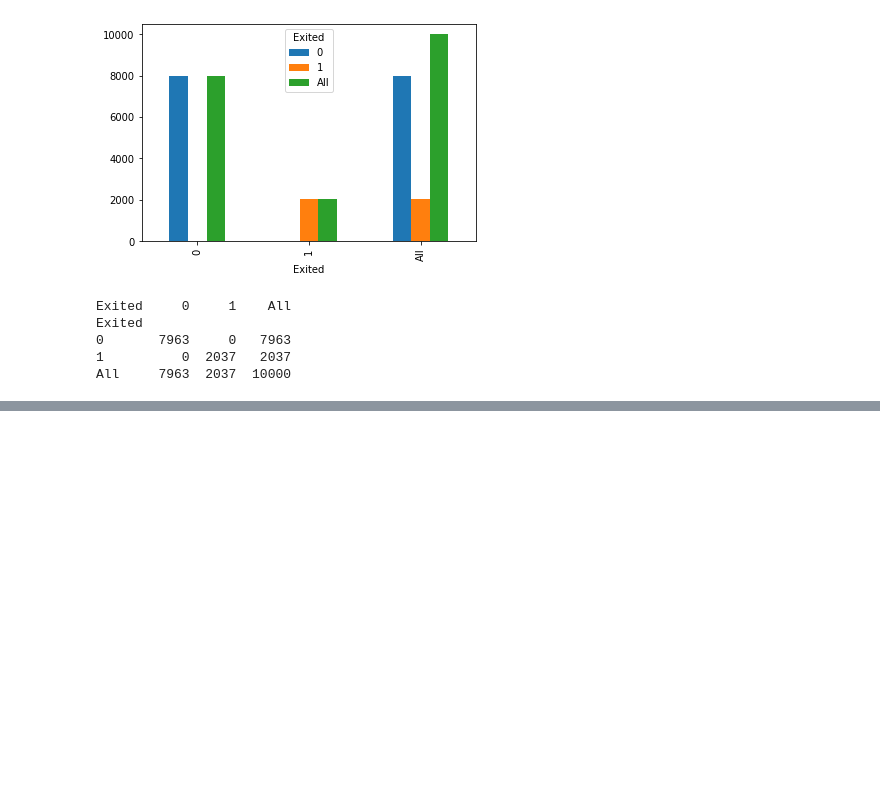
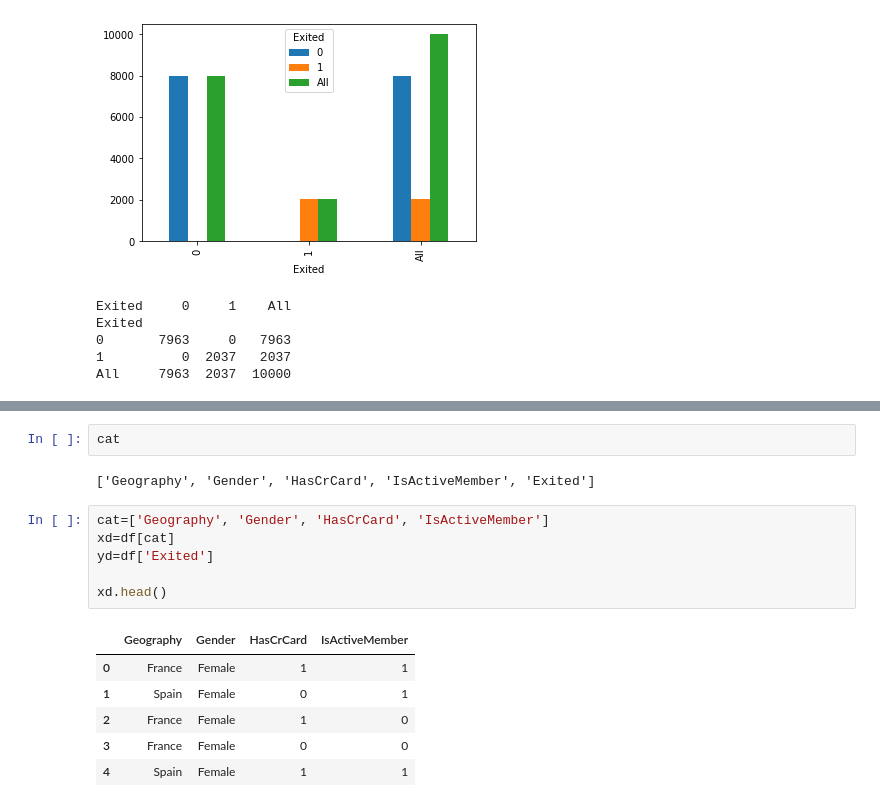
Before and after one commit to Rahulsusith/Machine-Learning-Training-Xebia, a Jupyter notebook: Bank Chun Analysis.ipynb, the cells around one changed output, grey strips where cells are left out. Drawn from its saved outputs; the diff is of its cells as text; blank space fills up the shorter version.

```diff
--- a/Bank Chun Analysis.ipynb
+++ b/Bank Chun Analysis.ipynb
@@ -257,0 +350,17 @@ All     7963  2037  10000
+# %%
+cat
+# %% [output]
+['Geography', 'Gender', 'HasCrCard', 'IsActiveMember', 'Exited']
+# %%
+cat=['Geography', 'Gender', 'HasCrCard', 'IsActiveMember']
+xd=df[cat]
+yd=df['Exited']
+
+xd.head()
+# %% [output]
+|  | Geography | Gender | HasCrCard | IsActiveMember |
+| 0 | France | Female | 1 | 1 |
+| 1 | Spain | Female | 0 | 1 |
+| 2 | France | Female | 1 | 0 |
+| 3 | France | Female | 0 | 0 |
+| 4 | Spain | Female | 1 | 1 |
```
Also changed, not shown: parts of 16 cells of this notebook.
